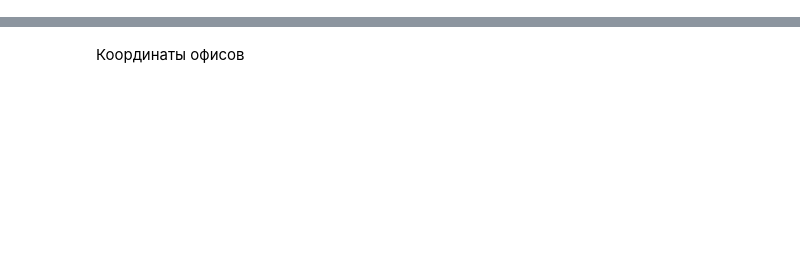
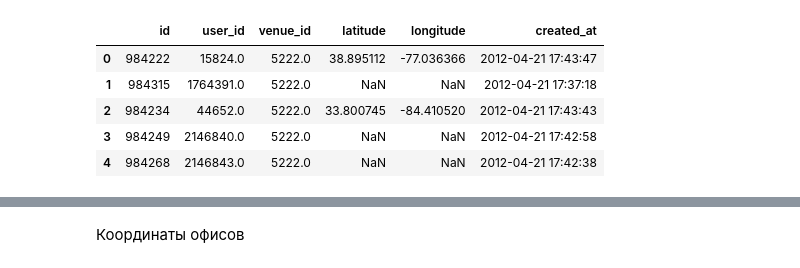
Before and after one commit to hipufka/pythonstudy, a Jupyter notebook: clusters_coursera_1.ipynb, the cells around one changed output, grey strips where cells are left out. Drawn from its saved outputs; the diff is of its cells as text; code cells hidden in the pictures; blank space fills up the shorter version.

```diff
--- a/clusters_coursera_1.ipynb
+++ b/clusters_coursera_1.ipynb
@@ -3,5 +3,13 @@
 # %%
 import pandas as pd
 # %%
-df = pd.read_csv('checkins.dat', sep='|', header=0, skipinitialspace=True)
+df = pd.read_csv('checkins.dat', sep='|',header=0, names=['id','user_id','venue_id','latitude','longitude','created_at'],
+                 skiprows=lambda x: x in [0, 1],dtype={'latitude':'Float64','longitude':'Float64'},skipinitialspace=True,low_memory=False)
 df.head()
+# %% [output]
+|  | id | user_id | venue_id | latitude | longitude | created_at |
+| 0 | 984222 | 15824.0 | 5222.0 | 38.895112 | -77.036366 | 2012-04-21 17:43:47 |
+| 1 | 984315 | 1764391.0 | 5222.0 | NaN | NaN | 2012-04-21 17:37:18 |
+| 2 | 984234 | 44652.0 | 5222.0 | 33.800745 | -84.410520 | 2012-04-21 17:43:43 |
+| 3 | 984249 | 2146840.0 | 5222.0 | NaN | NaN | 2012-04-21 17:42:58 |
+| 4 | 984268 | 2146843.0 | 5222.0 | NaN | NaN | 2012-04-21 17:42:38 |
```
Also changed, not shown: parts of 17 cells of this notebook.
